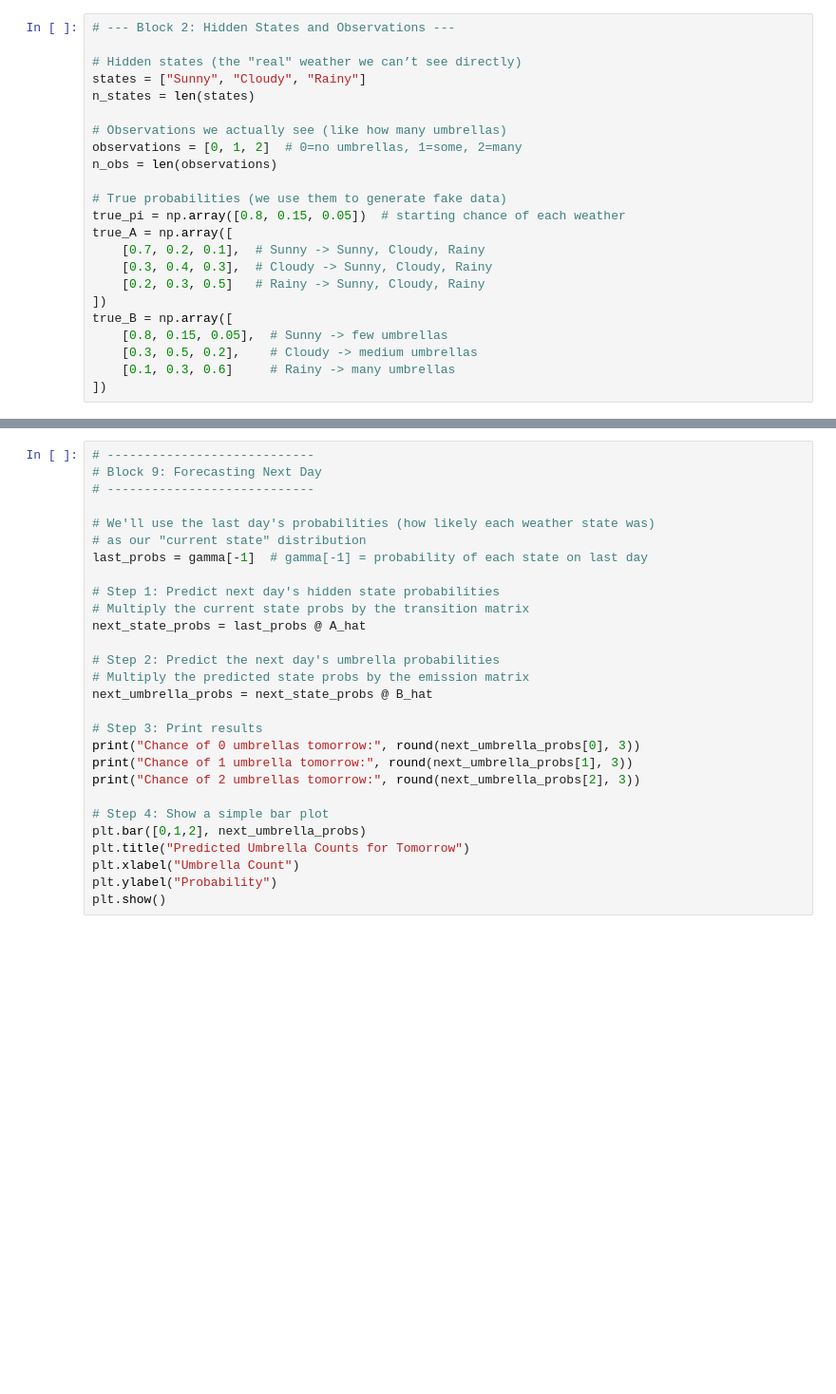
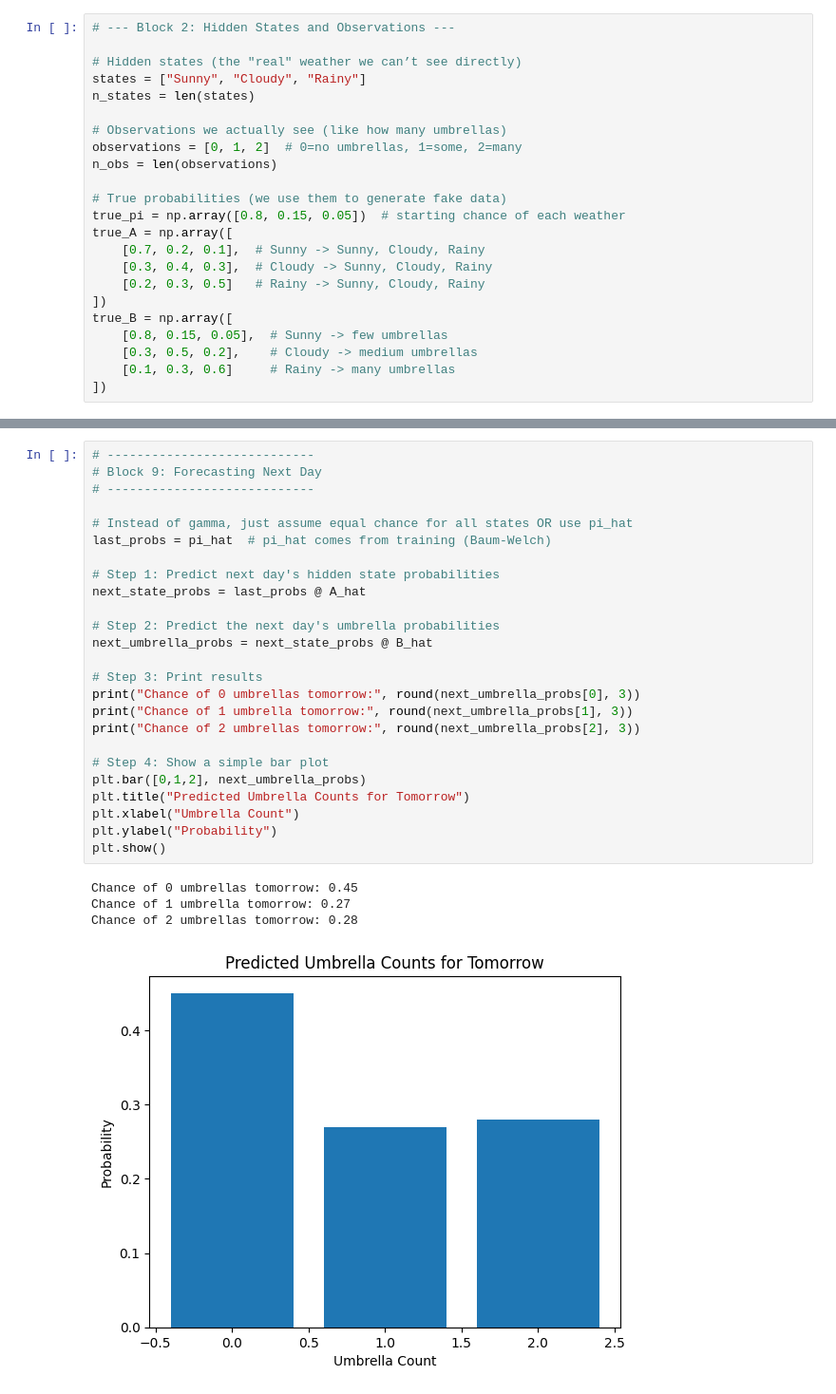
Before and after one commit to khalilbenrejeb/CS280-Project, a Jupyter notebook: project.ipynb, the cells around one changed output, grey strips where cells are left out. Shown at 95% size. Saved outputs shown, nothing was run; the diff lists cells and outputs as text; blank space fills up the shorter version.

```diff
--- a/project.ipynb
+++ b/project.ipynb
@@ -191,30 +205,32 @@ plt.show()
 # %%
 # ----------------------------
 # Block 9: Forecasting Next Day
 # ----------------------------
 
-# We'll use the last day's probabilities (how likely each weather state was)
-# as our "current state" distribution
-last_probs = gamma[-1]  # gamma[-1] = probability of each state on last day
+# Instead of gamma, just assume equal chance for all states OR use pi_hat
+last_probs = pi_hat  # pi_hat comes from training (Baum-Welch)
 
 # Step 1: Predict next day's hidden state probabilities
-# Multiply the current state probs by the transition matrix
 next_state_probs = last_probs @ A_hat
 
 # Step 2: Predict the next day's umbrella probabilities
-# Multiply the predicted state probs by the emission matrix
 next_umbrella_probs = next_state_probs @ B_hat
 
 # Step 3: Print results
 print("Chance of 0 umbrellas tomorrow:", round(next_umbrella_probs[0], 3))
 print("Chance of 1 umbrella tomorrow:", round(next_umbrella_probs[1], 3))
 print("Chance of 2 umbrellas tomorrow:", round(next_umbrella_probs[2], 3))
 
 # Step 4: Show a simple bar plot
 plt.bar([0,1,2], next_umbrella_probs)
 plt.title("Predicted Umbrella Counts for Tomorrow")
 plt.xlabel("Umbrella Count")
 plt.ylabel("Probability")
 plt.show()
+# %% [output]
+Chance of 0 umbrellas tomorrow: 0.45
+Chance of 1 umbrella tomorrow: 0.27
+Chance of 2 umbrellas tomorrow: 0.28
+[figure, added]
 # %%
 # ----------------------------
```
Also changed, not shown: parts of 7 cells of this notebook.
